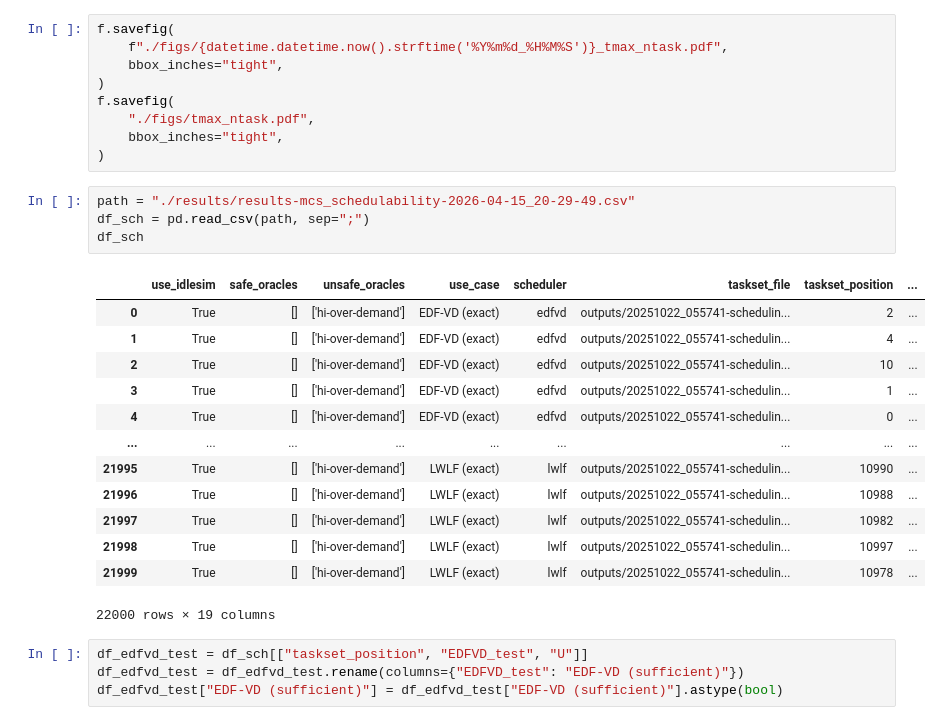
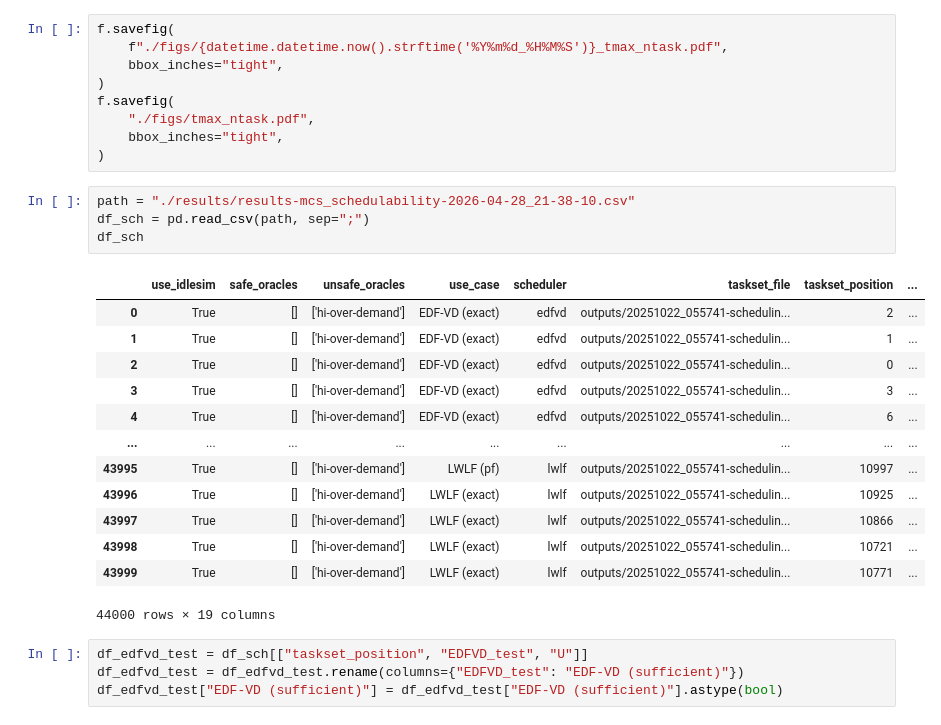
Before and after one commit to Jordan-Sun/mixed-criticality-graph-xp, a Jupyter notebook: notebooks/charts-rtss.ipynb, the cells around one changed output. Cells and saved outputs as stored; diff of their text form.

```diff
--- a/notebooks/charts-rtss.ipynb
+++ b/notebooks/charts-rtss.ipynb
@@ -364,23 +364,23 @@ f.savefig(
     bbox_inches="tight",
 )
 # %%
-path = "./results/results-mcs_schedulability-2026-04-15_20-29-49.csv"
+path = "./results/results-mcs_schedulability-2026-04-28_21-38-10.csv"
 df_sch = pd.read_csv(path, sep=";")
 df_sch
 # %% [output]
 |  | use_idlesim | safe_oracles | unsafe_oracles | use_case | scheduler | taskset_file | taskset_position | ... |
 | 0 | True | [] | ['hi-over-demand'] | EDF-VD (exact) | edfvd | outputs/20251022_055741-schedulin... | 2 | ... |
-| 1 | True | [] | ['hi-over-demand'] | EDF-VD (exact) | edfvd | outputs/20251022_055741-schedulin... | 4 | ... |
-| 2 | True | [] | ['hi-over-demand'] | EDF-VD (exact) | edfvd | outputs/20251022_055741-schedulin... | 10 | ... |
-| 3 | True | [] | ['hi-over-demand'] | EDF-VD (exact) | edfvd | outputs/20251022_055741-schedulin... | 1 | ... |
-| 4 | True | [] | ['hi-over-demand'] | EDF-VD (exact) | edfvd | outputs/20251022_055741-schedulin... | 0 | ... |
+| 1 | True | [] | ['hi-over-demand'] | EDF-VD (exact) | edfvd | outputs/20251022_055741-schedulin... | 1 | ... |
+| 2 | True | [] | ['hi-over-demand'] | EDF-VD (exact) | edfvd | outputs/20251022_055741-schedulin... | 0 | ... |
+| 3 | True | [] | ['hi-over-demand'] | EDF-VD (exact) | edfvd | outputs/20251022_055741-schedulin... | 3 | ... |
+| 4 | True | [] | ['hi-over-demand'] | EDF-VD (exact) | edfvd | outputs/20251022_055741-schedulin... | 6 | ... |
 | ... | ... | ... | ... | ... | ... | ... | ... | ... |
-| 21995 | True | [] | ['hi-over-demand'] | LWLF (exact) | lwlf | outputs/20251022_055741-schedulin... | 10990 | ... |
-| 21996 | True | [] | ['hi-over-demand'] | LWLF (exact) | lwlf | outputs/20251022_055741-schedulin... | 10988 | ... |
-| 21997 | True | [] | ['hi-over-demand'] | LWLF (exact) | lwlf | outputs/20251022_055741-schedulin... | 10982 | ... |
-| 21998 | True | [] | ['hi-over-demand'] | LWLF (exact) | lwlf | outputs/20251022_055741-schedulin... | 10997 | ... |
-| 21999 | True | [] | ['hi-over-demand'] | LWLF (exact) | lwlf | outputs/20251022_055741-schedulin... | 10978 | ... |
+| 43995 | True | [] | ['hi-over-demand'] | LWLF (pf) | lwlf | outputs/20251022_055741-schedulin... | 10997 | ... |
+| 43996 | True | [] | ['hi-over-demand'] | LWLF (exact) | lwlf | outputs/20251022_055741-schedulin... | 10925 | ... |
+| 43997 | True | [] | ['hi-over-demand'] | LWLF (exact) | lwlf | outputs/20251022_055741-schedulin... | 10866 | ... |
+| 43998 | True | [] | ['hi-over-demand'] | LWLF (exact) | lwlf | outputs/20251022_055741-schedulin... | 10721 | ... |
+| 43999 | True | [] | ['hi-over-demand'] | LWLF (exact) | lwlf | outputs/20251022_055741-schedulin... | 10771 | ... |
-22000 rows × 19 columns
+44000 rows × 19 columns
 # %%
 df_edfvd_test = df_sch[["taskset_position", "EDFVD_test", "U"]]
 df_edfvd_test = df_edfvd_test.rename(columns={"EDFVD_test": "EDF-VD (sufficient)"})
```
Also changed, not shown: parts of 1 cell of this notebook, 7 other files.
